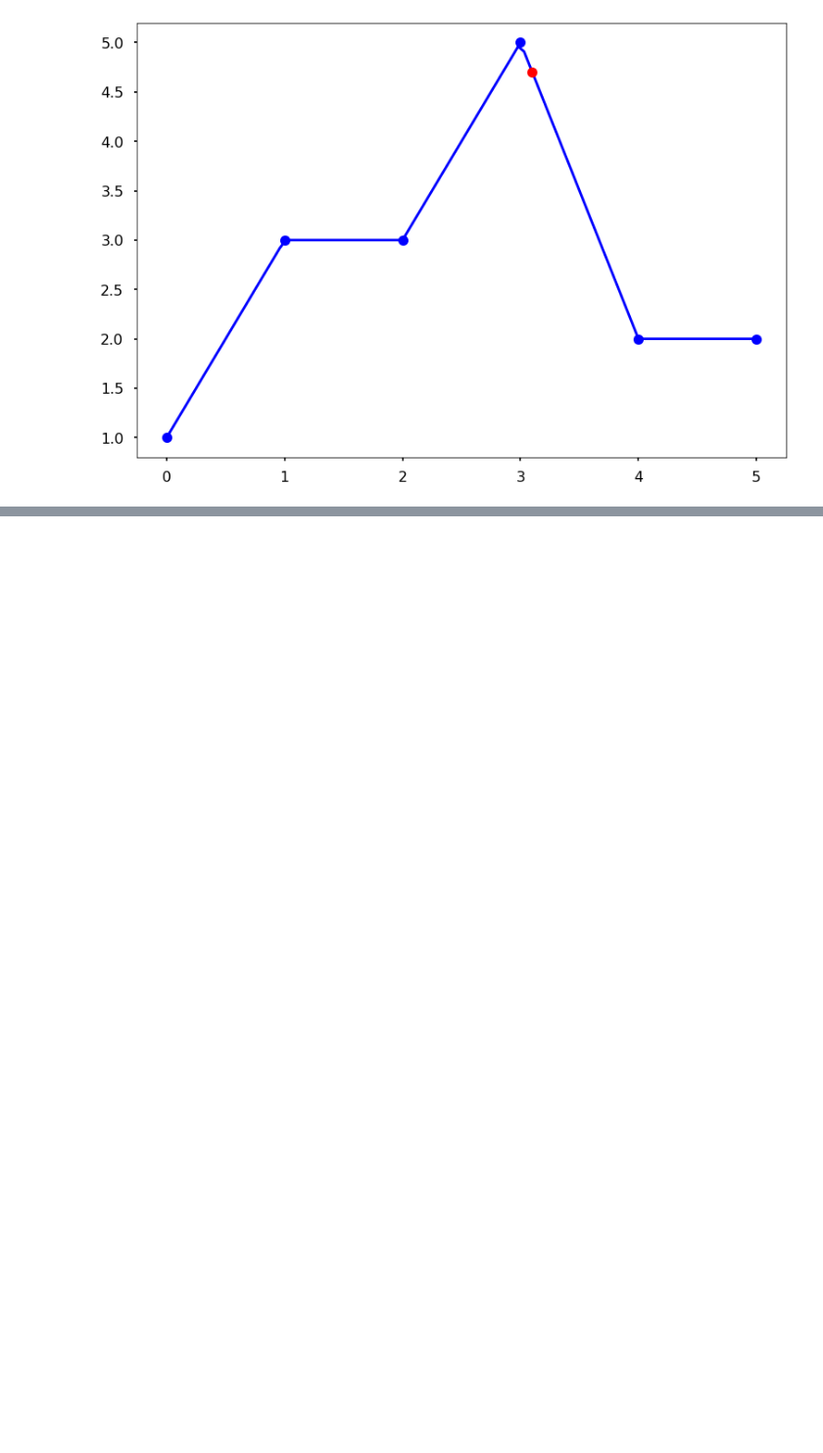
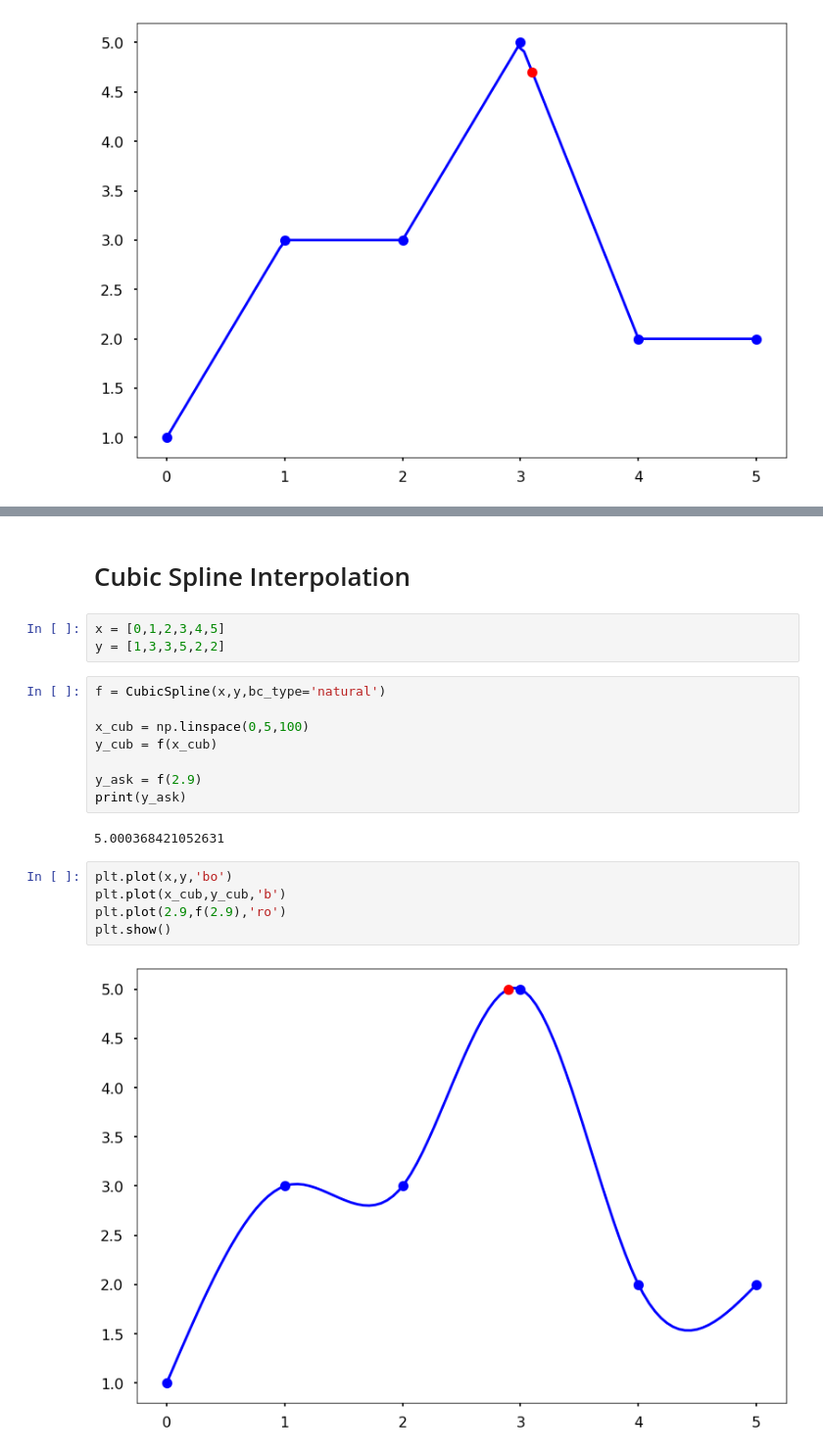
Before and after one commit to NeutralTBR/ScienCompute-Lab, a Jupyter notebook: Sesi3.ipynb, the cells around one changed output, grey strips where cells are left out. Shown at 98% size. Cells and saved outputs as stored; diff of their text form; blank space fills up the shorter version.

```diff
--- a/Sesi3.ipynb
+++ b/Sesi3.ipynb
@@ -66,0 +161,22 @@ def newton_poly(coef, x_data, x):
+# %% [markdown]
+# Cubic Spline Interpolation
+# %%
+x = [0,1,2,3,4,5]
+y = [1,3,3,5,2,2]
+# %%
+f = CubicSpline(x,y,bc_type='natural')
+
+x_cub = np.linspace(0,5,100)
+y_cub = f(x_cub)
+
+y_ask = f(2.9)
+print(y_ask)
+# %% [output]
+5.000368421052631
+# %%
+plt.plot(x,y,'bo')
+plt.plot(x_cub,y_cub,'b')
+plt.plot(2.9,f(2.9),'ro')
+plt.show()
+# %% [output]
+[figure, added]
```
Also changed, not shown: parts of 15 cells of this notebook.
